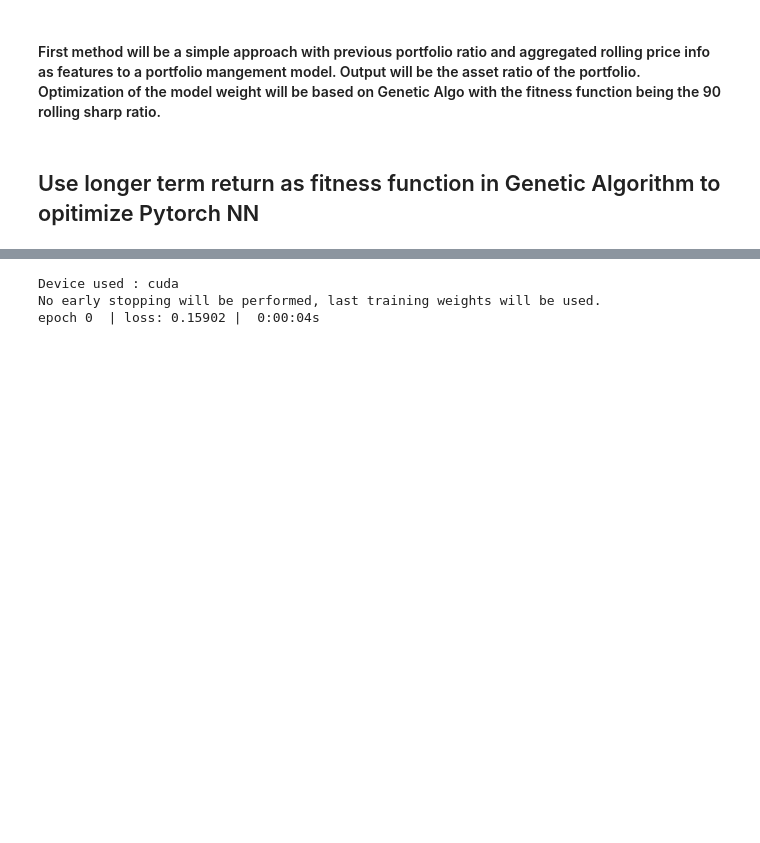
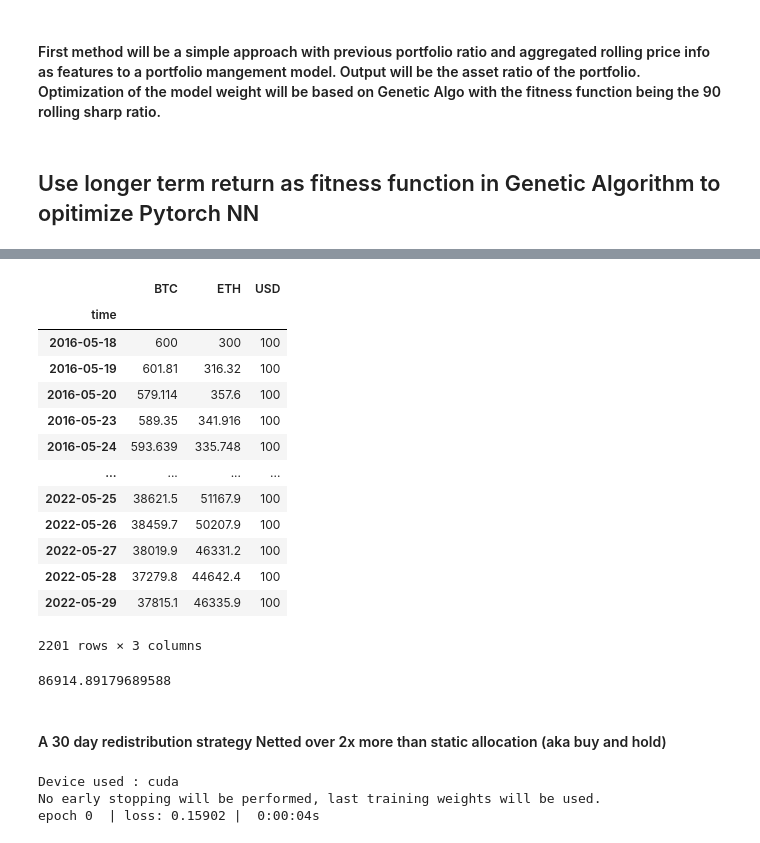
Before and after one commit to Zhimin90/crypto_portfolio_manager, a Jupyter notebook: dataset.ipynb, the cells around one changed output, grey strips where cells are left out. Drawn from its saved outputs; the diff is of its cells as text; code cells hidden in the pictures; blank space fills up the shorter version.

```diff
--- a/dataset.ipynb
+++ b/dataset.ipynb
@@ -339,3 +393,25 @@ best sharp 0.5459057970939039
+# %%
+#### static allocation
+display(get_accumulated_return())
+get_accumulated_return().iloc[i+30].sum()
+# %% [output]
+|  | BTC | ETH | USD |
+| time |  |  |  |
+| 2016-05-18 | 600 | 300 | 100 |
+| 2016-05-19 | 601.81 | 316.32 | 100 |
+| 2016-05-20 | 579.114 | 357.6 | 100 |
+| 2016-05-23 | 589.35 | 341.916 | 100 |
+| 2016-05-24 | 593.639 | 335.748 | 100 |
+| ... | ... | ... | ... |
+| 2022-05-25 | 38621.5 | 51167.9 | 100 |
+| 2022-05-26 | 38459.7 | 50207.9 | 100 |
+| 2022-05-27 | 38019.9 | 46331.2 | 100 |
+| 2022-05-28 | 37279.8 | 44642.4 | 100 |
+| 2022-05-29 | 37815.1 | 46335.9 | 100 |
+2201 rows × 3 columns
+86914.89179689588
+# %% [markdown]
+#### A 30 day redistribution strategy Netted over 2x more than static allocation (aka buy and hold)
 # %%
 from pytorch_tabnet.tab_model import TabNetRegressor
 # %%
```
Also changed, not shown: parts of 6 cells of this notebook.
